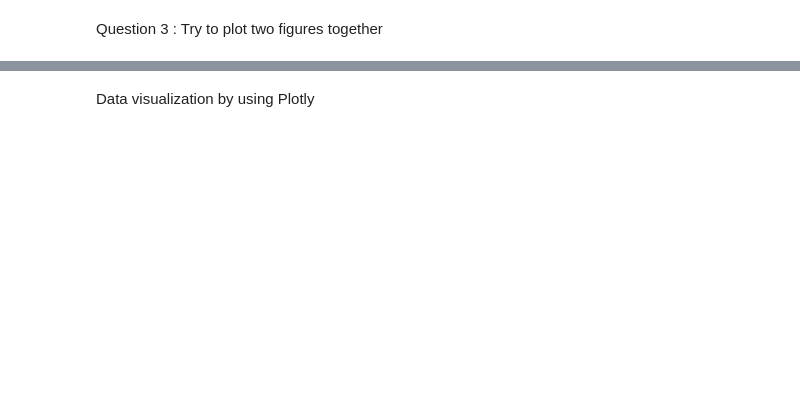
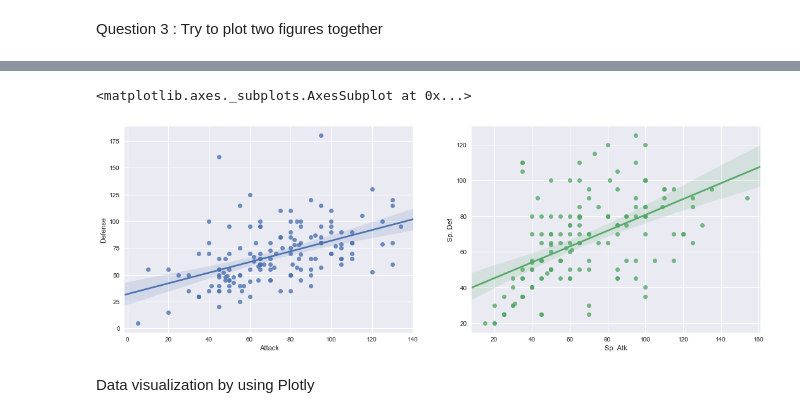
Before and after one commit to odyssium/Pokemon_practice, a Jupyter notebook: Python plotting practice.ipynb, the cells around one changed output, grey strips where cells are left out. Saved outputs shown, nothing was run; the diff lists cells and outputs as text; code cells hidden in the pictures; blank space fills up the shorter version.

```diff
--- a/Python plotting practice.ipynb
+++ b/Python plotting practice.ipynb
@@ -55,0 +121,13 @@ sns.regplot(x="Sp. Atk", y ="Sp. Def", data=df,ax=ax2)
+# %%
+# Hint: use matplotlib subplot function
+
+fig, axs = plt.subplots(1, 2, figsize = (18,6))
+
+ax1 = plt.subplot2grid((1, 2), (0, 0))
+ax2 = plt.subplot2grid((1, 2), (0, 1))
+
+sns.regplot(x="Attack", y ="Defense", data=df,ax=ax1)
+sns.regplot(x="Sp. Atk", y ="Sp. Def", data=df,ax=ax2)
+# %% [output]
+<matplotlib.axes._subplots.AxesSubplot at 0x...>
+[figure, added]
```
Also changed, not shown: parts of 22 cells of this notebook.
